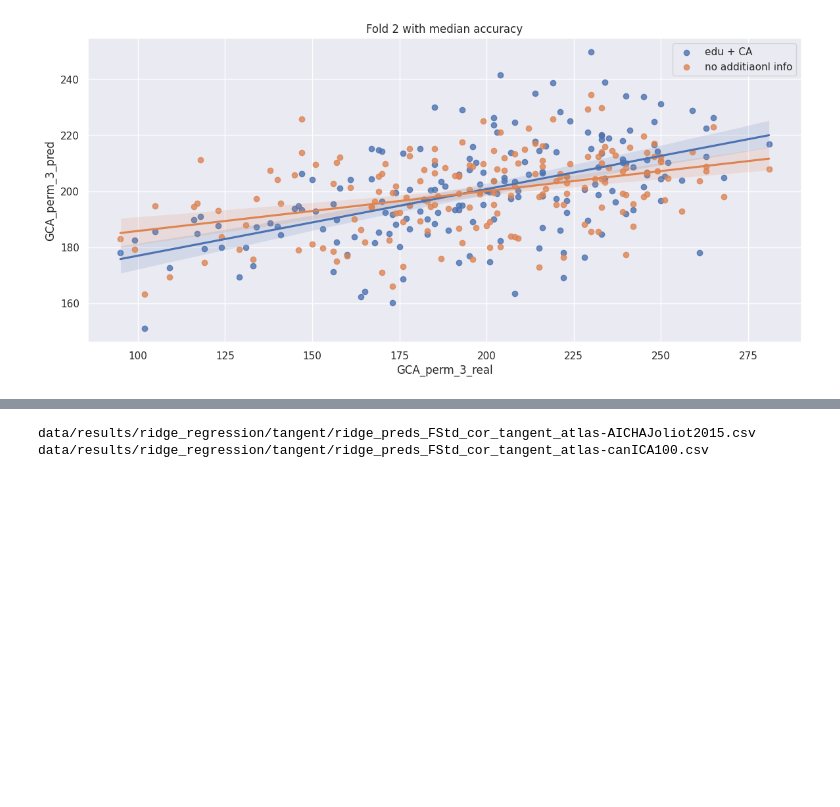
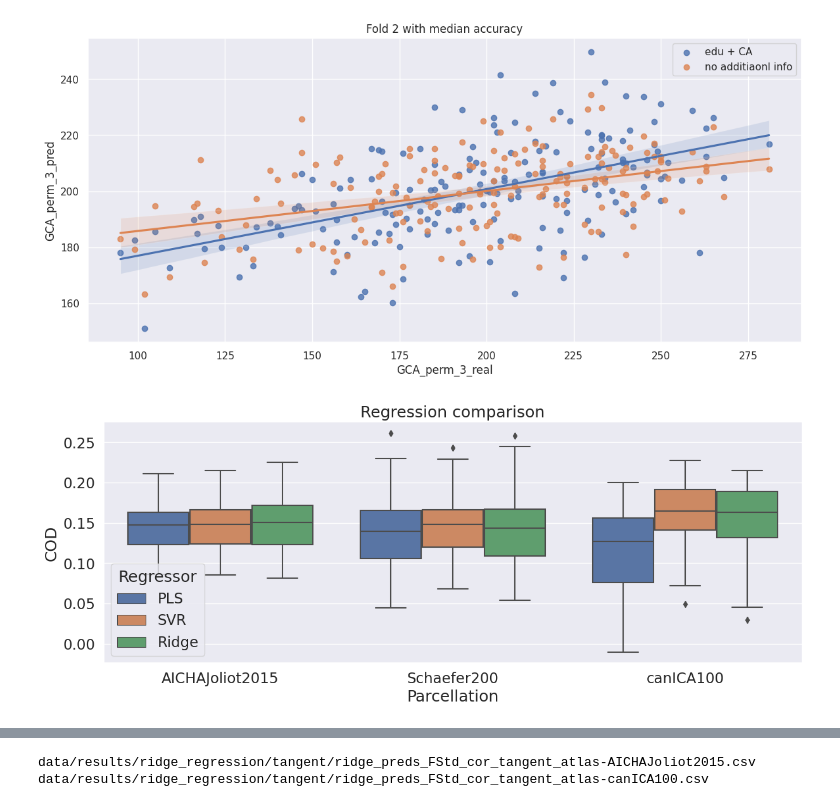
Before and after one commit to samuelheczko/Ridge-Regression-Predictions, a Jupyter notebook: analysis_notebook.ipynb, the cells around one changed output, grey strips where cells are left out. Saved outputs shown, nothing was run; the diff lists cells and outputs as text; code cells hidden in the pictures; blank space fills up the shorter version.

```diff
--- a/analysis_notebook.ipynb
+++ b/analysis_notebook.ipynb
@@ -257,3 +269,25 @@ fig.savefig(path + 'results/plots/fold2.pdf',bbox_inches = 'tight')
 #print(tang_df_ridge_1000_comp.loc[tang_df_ridge_1000_comp.canICA100 == tang_df_ridge_1000_comp.canICA100.median])
 # %% [output]
 [figure]
+# %%
+tang_df_pls[tang_df_svm.columns]
+tang_df_ridge[tang_df_svm.columns]
+tang_df_svm
+
+
+tang_df_pls_longform = tang_df_pls[tang_df_svm.columns].melt(var_name = 'Parcellation',value_name = 'COD')
+tang_df_ridge_longform = tang_df_ridge[tang_df_svm.columns].melt(var_name = 'Parcellation',value_name = 'COD')
+tang_df_svm_longform = tang_df_svm.melt(var_name = 'Parcellation',value_name = 'COD')
+
+
+sns.set(font_scale = 1.5)
+
+combined_df = pd.concat({'PLS':tang_df_pls_longform,'SVR':tang_df_ridge_longform,'Ridge': tang_df_svm_longform},names = ['Regressor','old_index'])
+combined_df = combined_df.reset_index(level = 0).reset_index(drop = True)
+plot1 = sns.catplot(data = combined_df.sort_values('Parcellation'), x = 'Parcellation',y = 'COD',kind = 'box', hue = 'Regressor',hue_order=['PLS','SVR','Ridge'],height = 5, aspect = 2.5,legend_out=False).set(title = 'Regression comparison')
+
+
+fig = plot1.figure
+fig.savefig(path + 'results/plots/RegressorComparison.pdf',bbox_inches = 'tight')
+# %% [output]
+[figure, added]
```
Also changed, not shown: parts of 42 cells of this notebook, 2 other files.
